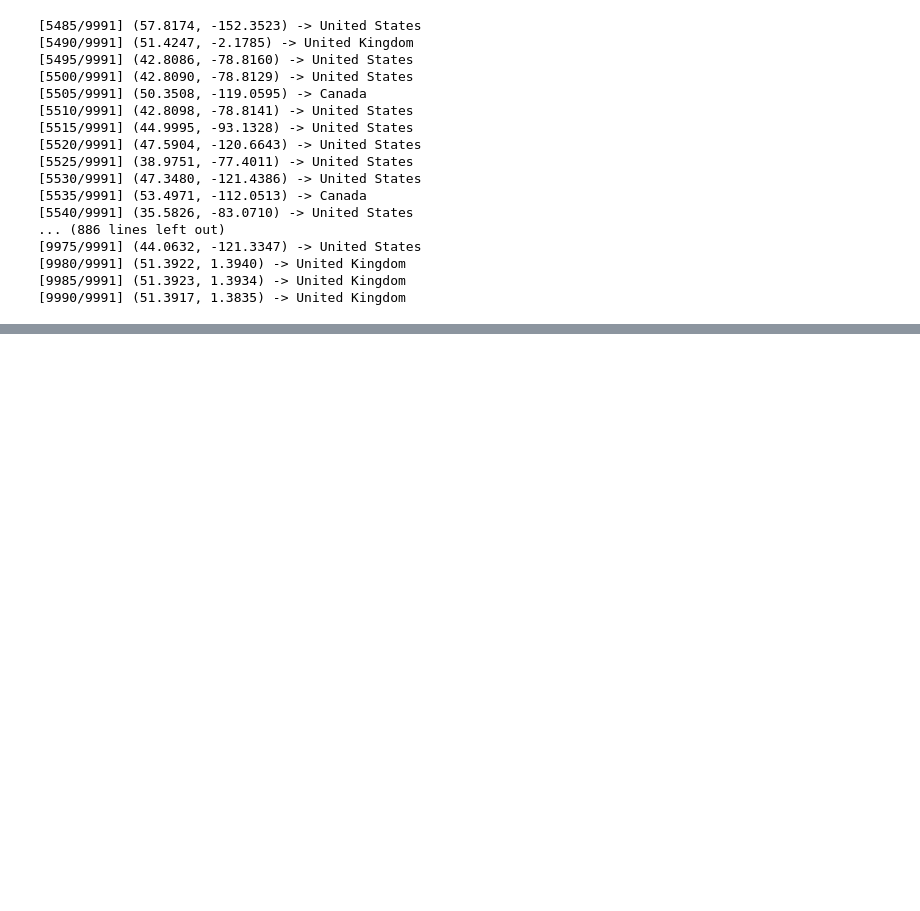
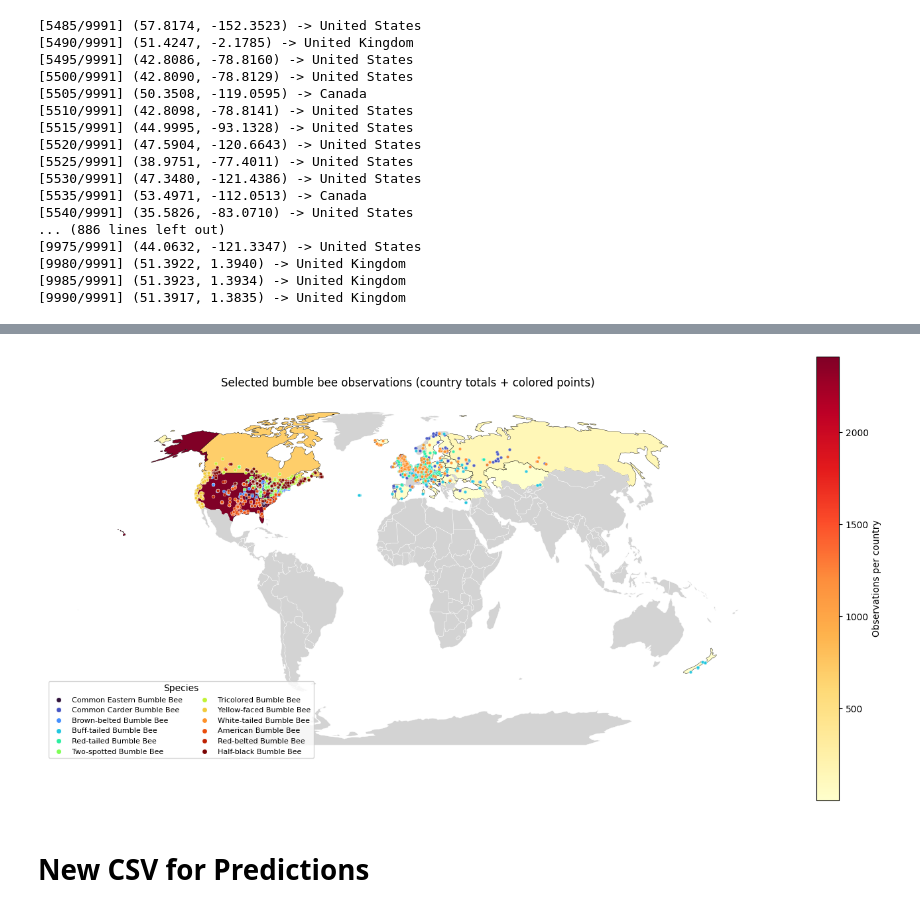
Before and after one commit to katherinestewart/bee-tector, a Jupyter notebook: notebooks/katherine_countries.ipynb, the cells around one changed output, grey strips where cells are left out. Cells and saved outputs as stored; diff of their text form; code cells hidden in the pictures; blank space fills up the shorter version.

```diff
--- a/notebooks/katherine_countries.ipynb
+++ b/notebooks/katherine_countries.ipynb
@@ -258,0 +343,76 @@ name_loc_df
+# %%
+import pandas as pd
+import geopandas as gpd
+import matplotlib.pyplot as plt
+from matplotlib.lines import Line2D
+
+keep = [
+    "Common Eastern Bumble Bee","Common Carder Bumble Bee","Brown-belted Bumble Bee",
+    "Buff-tailed Bumble Bee","Red-tailed Bumble Bee","Two-spotted Bumble Bee",
+    "Tricolored Bumble Bee","Yellow-faced Bumble Bee","White-tailed Bumble Bee",
+    "American Bumble Bee","Red-belted Bumble Bee","Half-black Bumble Bee",
+]
+
+# --- data ---
+df = pd.read_csv(BEES_COUNTRIES_CSV)
+df = df[df["common_name"].isin(keep)].dropna(subset=["lat","lon"]).copy()
+df["country_code"] = df["country_code"].str.upper()
+
+world = gpd.read_file(
+    "https://naciscdn.org/naturalearth/110m/cultural/ne_110m_admin_0_countries.zip"
+)
+
+counts = (df.groupby("country_code").size()
+          .rename("n_obs").reset_index()
+          .rename(columns={"country_code": "ISO_A2"}))
+
+world_counts = world.merge(counts, on="ISO_A2", how="left")
+
+gdf_points = gpd.GeoDataFrame(
+    df, geometry=gpd.points_from_xy(df["lon"], df["lat"]), crs="EPSG:4326"
+)
+
+# --- Robinson projection ---
+rob = "+proj=robin"
+world_p = world_counts.to_crs(rob)
+pts_p   = gdf_points.to_crs(rob)
+
+# --- plot ---
+fig, ax = plt.subplots(figsize=(14, 7))
+
+world_p.plot(
+    column="n_obs",
+    cmap="YlOrRd",
+    legend=True,
+    legend_kwds={"label": "Observations per country"},
+    linewidth=0.3,
+    edgecolor="black",
+    missing_kwds={"color": "lightgrey", "edgecolor": "white", "label": "No data"},
+    ax=ax,
+)
+
+species = keep
+cmap = plt.get_cmap("turbo", len(species))
+legend_handles = []
+for k, sp in enumerate(species):
+    sub = pts_p[pts_p["common_name"] == sp]
+    if sub.empty:
+        continue
+    color = cmap(k)
+    sub.plot(ax=ax, color=color, markersize=12, alpha=0.9,
+             edgecolor="white", linewidth=0.3)
+    legend_handles.append(
+        Line2D([0], [0], marker="o", color="w",
+               label=sp, markerfacecolor=color, markersize=6)
+    )
+
+ax.legend(handles=legend_handles, title="Species",
+          loc="lower left", ncol=2, fontsize=8)
+ax.set_title("Selected bumble bee observations (country totals + colored points)", pad=10)
+ax.set_axis_off()
+plt.tight_layout()
+plt.show()
+# %% [output]
+[figure, added]
+# %% [markdown]
+# New CSV for Predictions
```
Also changed, not shown: parts of 23 cells of this notebook.
